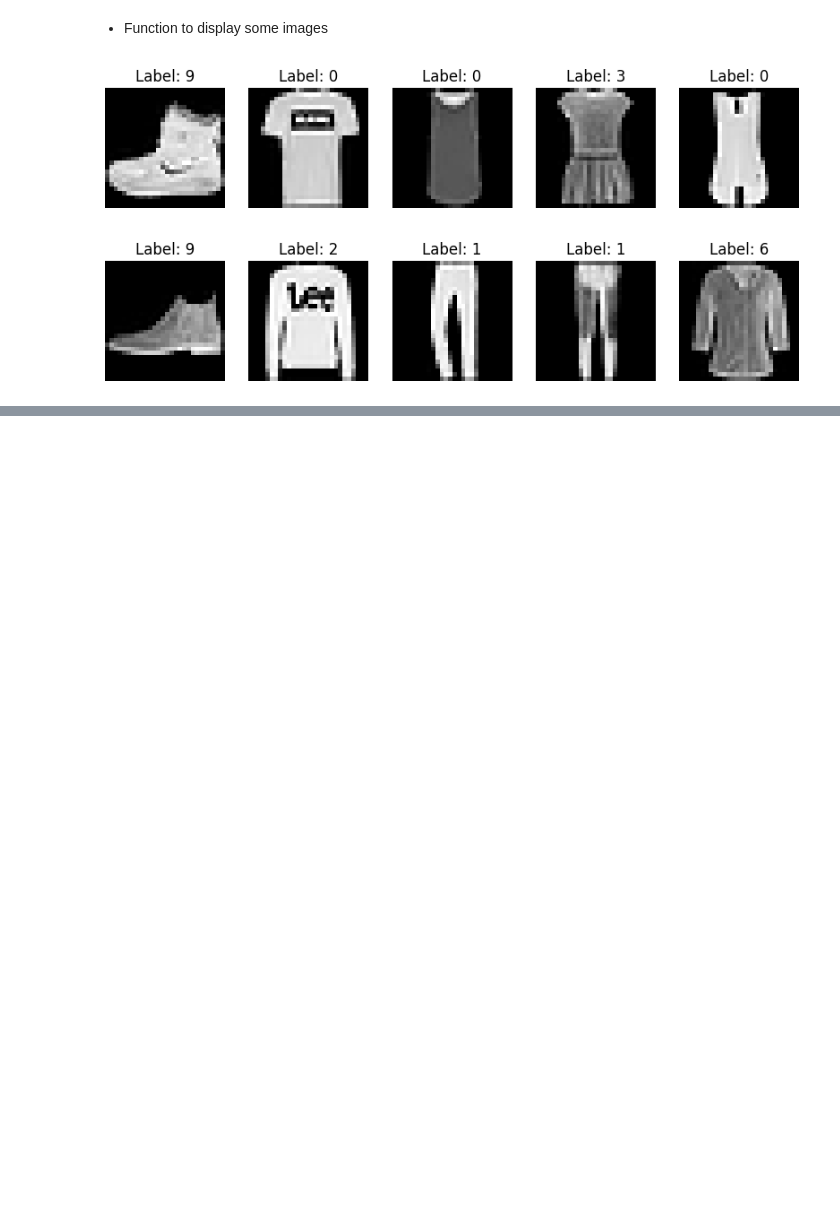
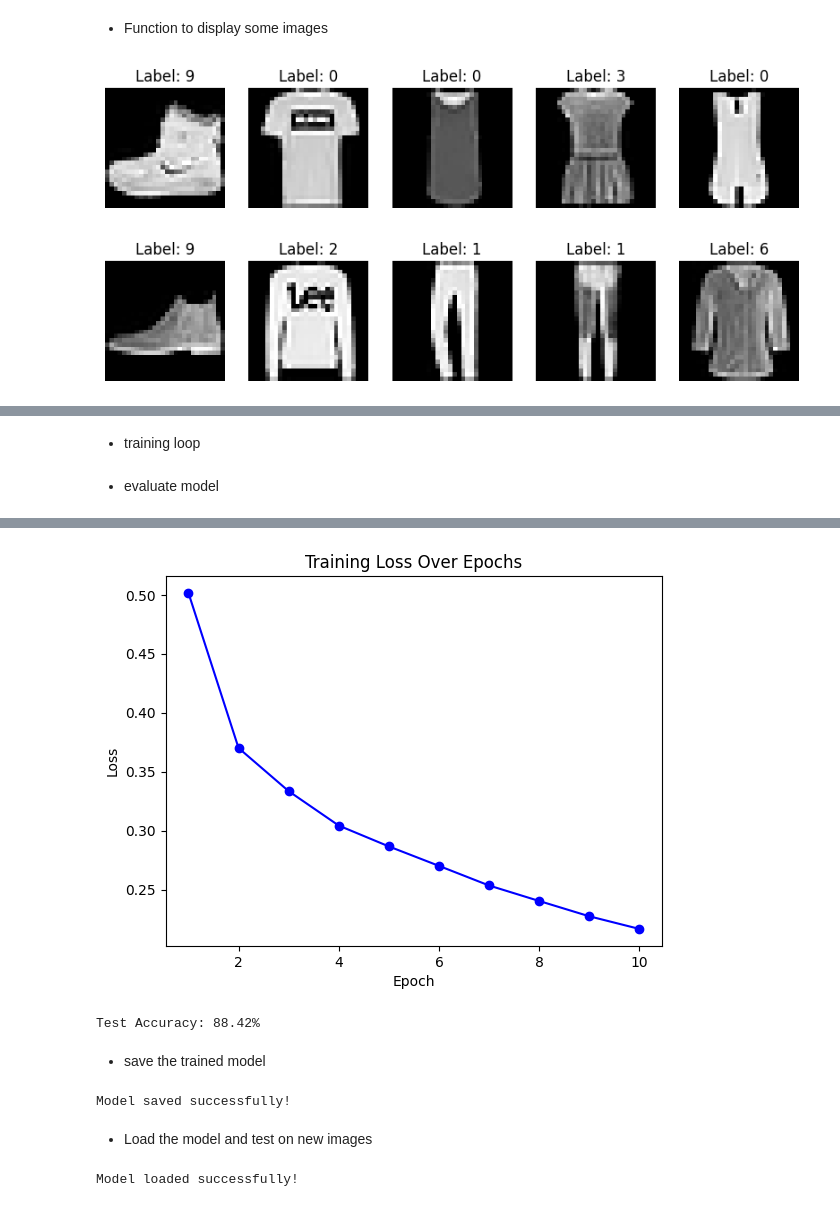
Before and after one commit to asendulakshanabse/DeepLearning, a Jupyter notebook: ANN/FashionMNIST_MLP.ipynb, the cells around one changed output, grey strips where cells are left out. Cells and saved outputs as stored; diff of their text form; code cells hidden in the pictures; blank space fills up the shorter version.

Commit message:
FashionMNIST_MLP done

```diff
--- a/ANN/FashionMNIST_MLP.ipynb
+++ b/ANN/FashionMNIST_MLP.ipynb
@@ -51,7 +48,7 @@ train_loader = DataLoader(train_dataset,
 
 test_loader = DataLoader(test_dataset,
                           batch_size=64,
-                          shuffle=True)
+                          shuffle=False)
 # %% [markdown]
 * Function to display some images
 # %%
@@ -71,0 +96,9 @@ show_sample_images(test_dataset)
+# %%
+learning_rate = 0.001
+epochs = 10
+device = torch.device("cuda" if torch.cuda.is_available() else "cpu")
+model = MLP().to(device)
+criterion = nn.CrossEntropyLoss()
+optimizer = optim.Adam(model.parameters(), lr=learning_rate)
+# %% [markdown]
+* training loop
@@ -71,0 +128,27 @@ show_sample_images(test_dataset)
+# %%
+# Function to plot loss history
+def plot_loss(loss_history):
+    plt.plot(range(1, len(loss_history) + 1), loss_history, marker='o', linestyle='-', color='b')
+    plt.xlabel("Epoch")
+    plt.ylabel("Loss")
+    plt.title("Training Loss Over Epochs")
+    plt.show()
+# %% [markdown]
+* evaluate model
+# %%
+def test(model, test_loader):
+    model.eval()
+    correct, total = 0, 0
+    with torch.no_grad():
+        for images, labels in test_loader:
+            images, labels = images.to(device), labels.to(device)
+            outputs = model(images)
+            _, predicted = torch.max(outputs, 1)
+            total += labels.size(0)
+            correct += (predicted == labels).sum().item()
+    print(f"Test Accuracy: {100 * correct / total:.2f}%")
+# %%
+loss_history = train(model, train_loader, criterion, optimizer, epochs)
+plot_loss(loss_history)
+test(model, test_loader)
+# %% [output]
@@ -71,0 +165,18 @@ show_sample_images(test_dataset)
+[figure, added]
+Test Accuracy: 88.42%
+# %% [markdown]
+* save the trained model
+# %%
+torch.save(model.state_dict(), "fashion_mnist.pth")
+print("Model saved successfully!")
+# %% [output]
+Model saved successfully!
+# %% [markdown]
+* Load the model and test on new images
+# %%
+loaded_model = MLP().to(device)
+loaded_model.load_state_dict(torch.load("fashion_mnist.pth"))
+loaded_model.eval()
+print("Model loaded successfully!")
+# %% [output]
+Model loaded successfully!
```
Also changed, not shown: parts of 10 cells of this notebook.
